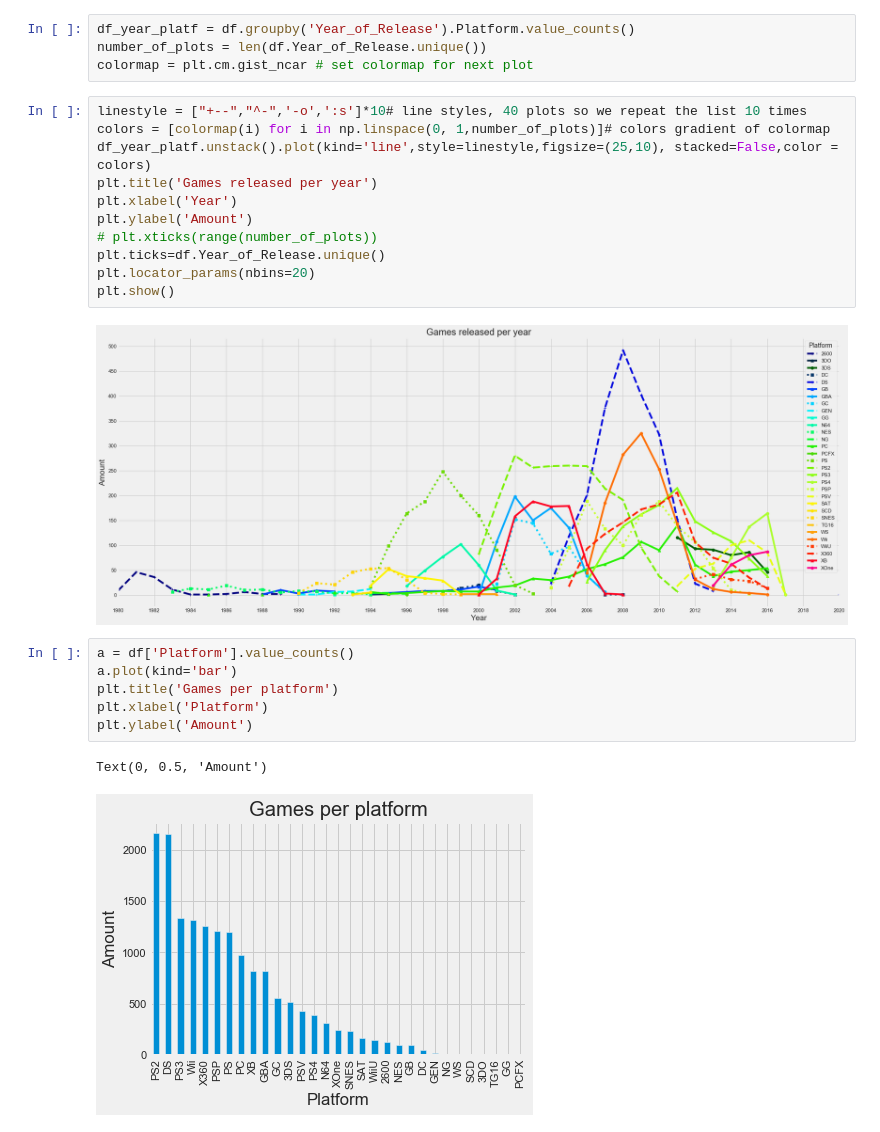
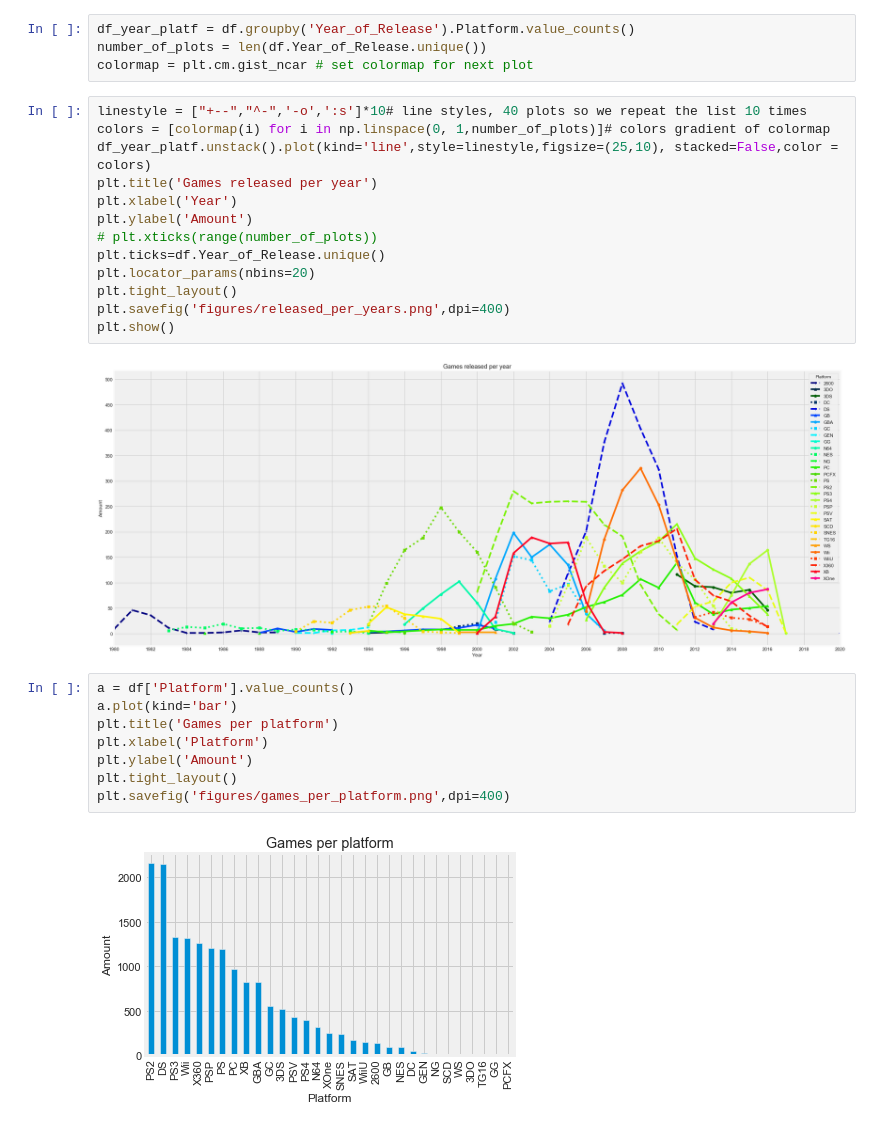
Before and after one commit to Noixas/DataMadness-2020-Video-Games-Sales-2019, a Jupyter notebook: datamadness.ipynb, the cells around one changed output. Cells and saved outputs as stored; diff of their text form.

```diff
--- a/datamadness.ipynb
+++ b/datamadness.ipynb
@@ -276,18 +277,21 @@ plt.ylabel('Amount')
 # plt.xticks(range(number_of_plots))
 plt.ticks=df.Year_of_Release.unique()
 plt.locator_params(nbins=20)
+plt.tight_layout()
+plt.savefig('figures/released_per_years.png',dpi=400)
 plt.show()
 # %% [output]
-[figure, old version]
+[figure, new version]
 # %%
 a = df['Platform'].value_counts()
 a.plot(kind='bar')
 plt.title('Games per platform')
 plt.xlabel('Platform')
 plt.ylabel('Amount')
+plt.tight_layout()
+plt.savefig('figures/games_per_platform.png',dpi=400)
 # %% [output]
-Text(0, 0.5, 'Amount')
-[figure, old version]
+[figure, new version]
 # %%
 #Get first year and last year per platform
 df_y_pl = df.sort_values(['Year_of_Release','Platform'],ascending=True).groupby('Platform').Year_of_Release
```
Also changed, not shown: parts of 11 cells of this notebook, 7 other files.
